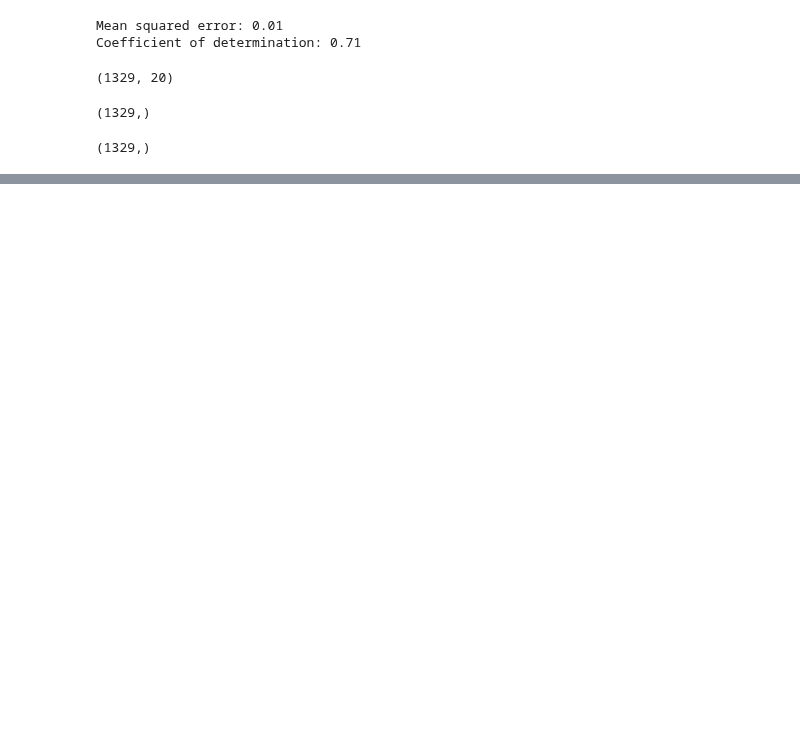
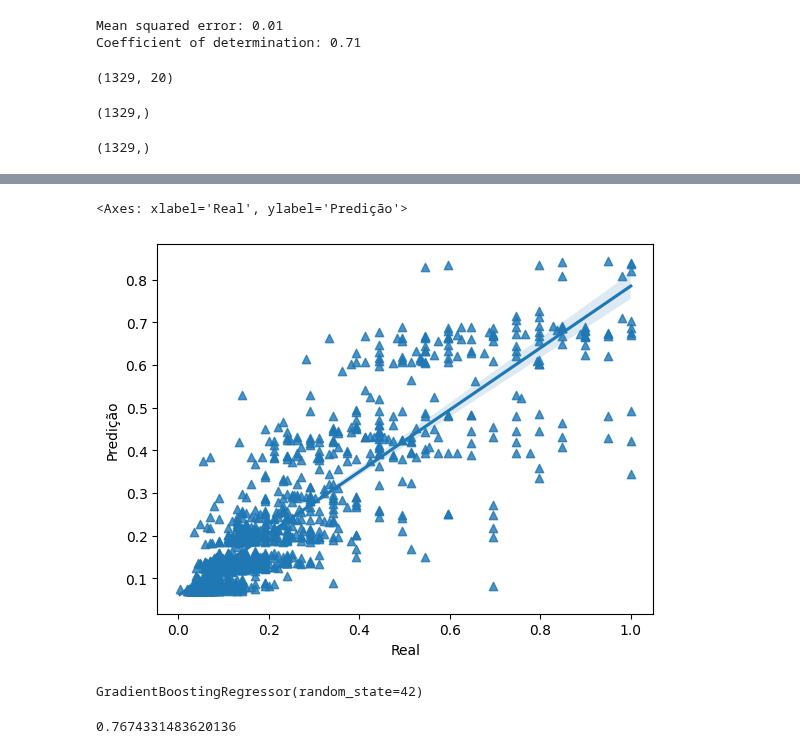
Before and after one commit to henricobela/portfolio, a Jupyter notebook: Machine Learning/Aluguel de Imoveis 2022/modelling/preditor.ipynb, the cells around one changed output, grey strips where cells are left out. Saved outputs shown, nothing was run; the diff lists cells and outputs as text; code cells hidden in the pictures; blank space fills up the shorter version.

```diff
--- a/Machine Learning/Aluguel de Imoveis 2022/modelling/preditor.ipynb
+++ b/Machine Learning/Aluguel de Imoveis 2022/modelling/preditor.ipynb
@@ -474,7 +495,7 @@ sns.regplot(x = "Real", y = "Predição", marker = "^", data = df_temp)
 # %%
 from sklearn.ensemble import RandomForestRegressor
 # %%
-forest_regressor = RandomForestRegressor()
+forest_regressor = RandomForestRegressor(max_depth=5)
 # %%
 forest_regressor.fit(x_train, y_train)
 # %% [output]
@@ -497,0 +519,7 @@ Coefficient of determination: 0.77
+# %%
+df_temp = pd.DataFrame({"Real": y_test, "Predição": y_pred_forest})
+
+sns.regplot(x="Real", y="Predição", marker="^", data=df_temp)
+# %% [output]
+<Axes: xlabel='Real', ylabel='Predição'>
+[figure, added]
@@ -497,0 +528,5 @@ Coefficient of determination: 0.77
+# %%
+reg = GradientBoostingRegressor(random_state=42)
+reg.fit(x_train, y_train)
+# %% [output]
+GradientBoostingRegressor(random_state=42)
@@ -497,0 +535,4 @@ Coefficient of determination: 0.77
+# %%
+reg.score(x_test, y_test)
+# %% [output]
+0.7674331483620136
```
Also changed, not shown: parts of 39 cells of this notebook, 2 other files.
